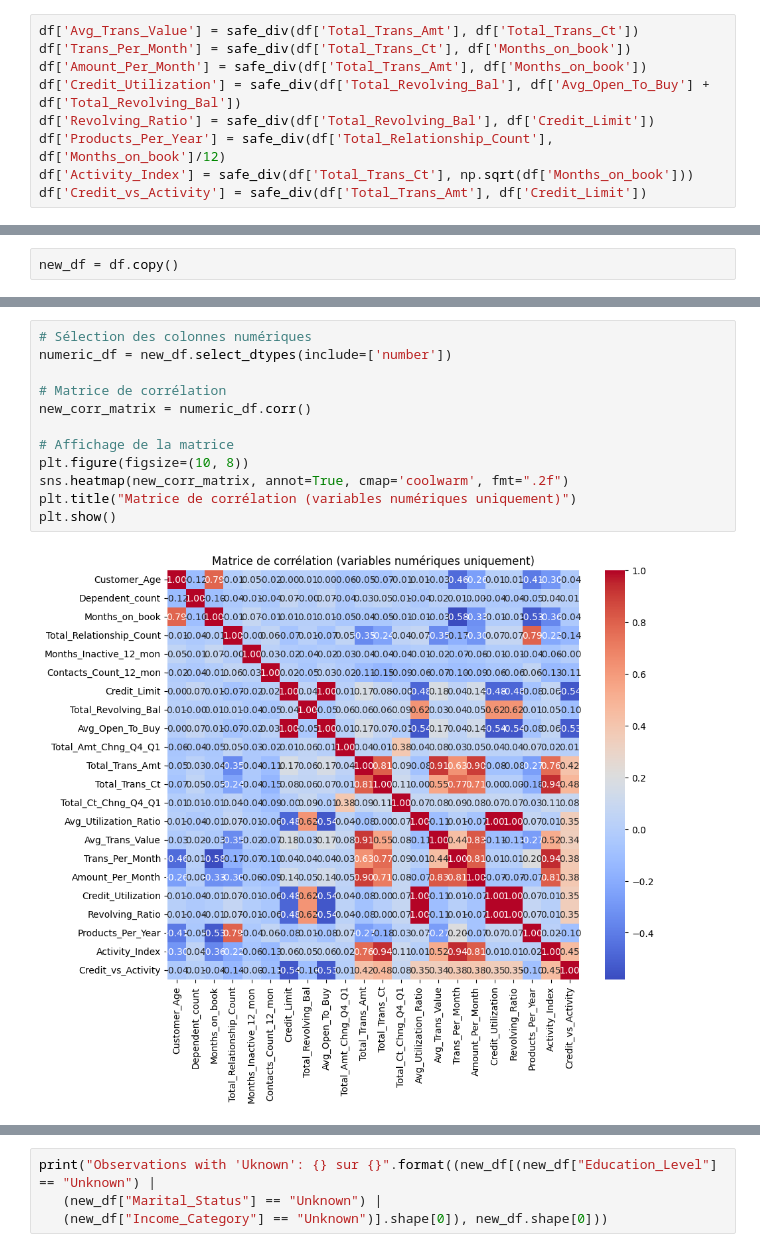
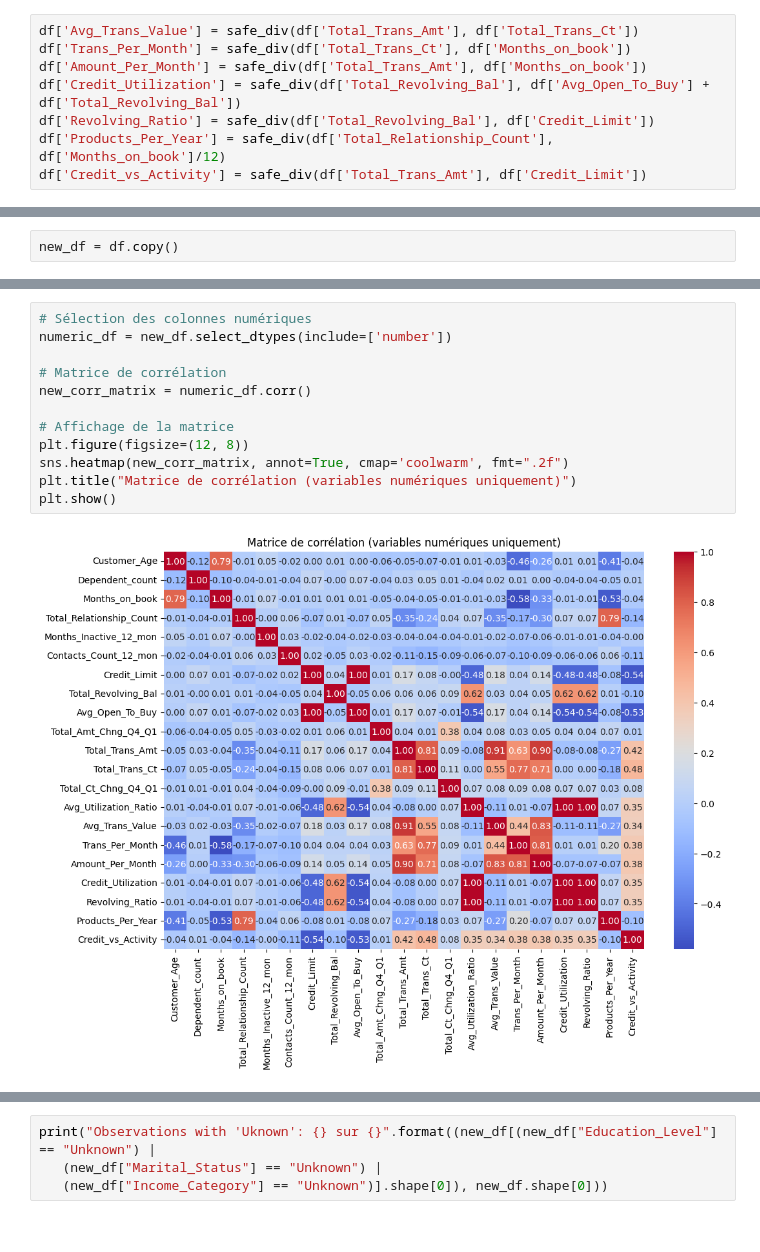
Before and after one commit to HTAGNY/Bank-Churn-Prediction, a Jupyter notebook: Bank_Project.ipynb, the cells around one changed output, grey strips where cells are left out. Drawn from its saved outputs; the diff is of its cells as text.

```diff
--- a/Bank_Project.ipynb
+++ b/Bank_Project.ipynb
@@ -565,7 +565,6 @@ df['Amount_Per_Month'] = safe_div(df['Total_Trans_Amt'], df['Months_on_book'])
 df['Credit_Utilization'] = safe_div(df['Total_Revolving_Bal'], df['Avg_Open_To_Buy'] + df['Total_Revolving_Bal'])
 df['Revolving_Ratio'] = safe_div(df['Total_Revolving_Bal'], df['Credit_Limit'])
 df['Products_Per_Year'] = safe_div(df['Total_Relationship_Count'], df['Months_on_book']/12)
-df['Activity_Index'] = safe_div(df['Total_Trans_Ct'], np.sqrt(df['Months_on_book']))
 df['Credit_vs_Activity'] = safe_div(df['Total_Trans_Amt'], df['Credit_Limit'])
 # %%
 print(df['Avg_Trans_Value'].head())
@@ -639,17 +637,17 @@ print(new_df.head())
 # %%
 # Sélection des colonnes numériques
 numeric_df = new_df.select_dtypes(include=['number'])
 
 # Matrice de corrélation
 new_corr_matrix = numeric_df.corr()
 
 # Affichage de la matrice
-plt.figure(figsize=(10, 8))
+plt.figure(figsize=(12, 8))
 sns.heatmap(new_corr_matrix, annot=True, cmap='coolwarm', fmt=".2f")
 plt.title("Matrice de corrélation (variables numériques uniquement)")
 plt.show()
 # %% [output]
-[figure, old version]
+[figure, new version]
 # %%
 new_df.head()
 # %% [output]
```
Also changed, not shown: parts of 19 cells of this notebook.
